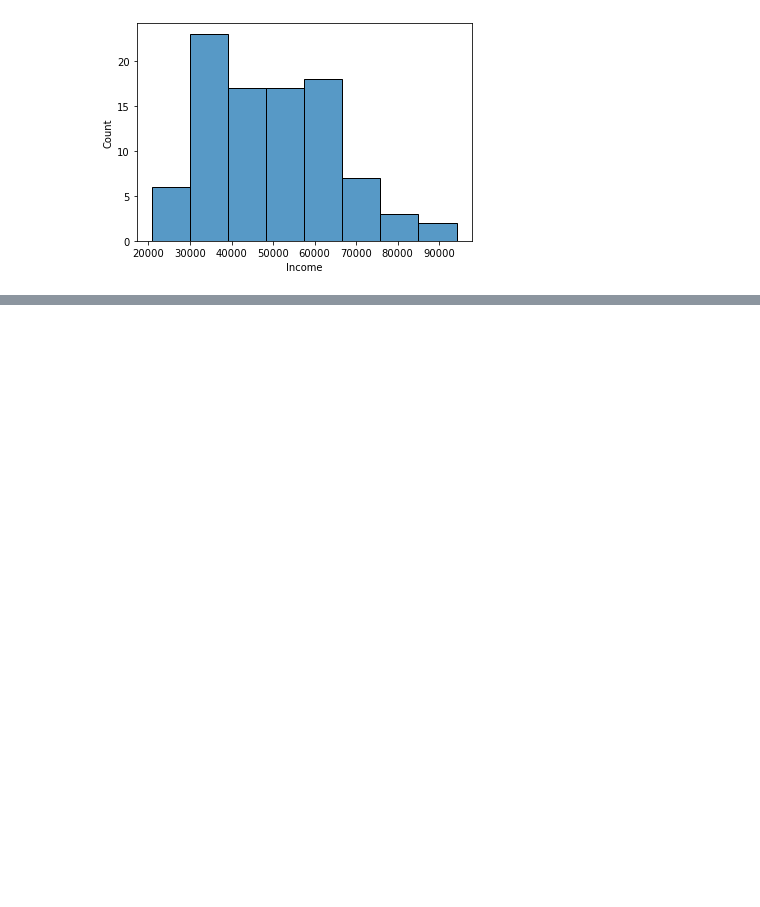
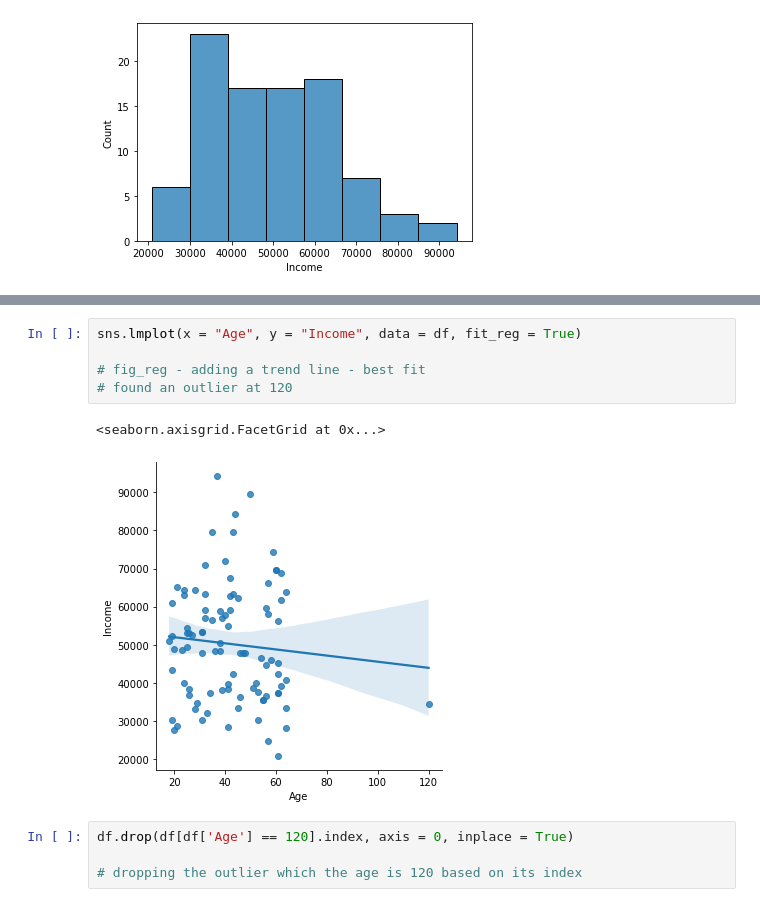
Before and after one commit to yuked123/schulich_datascience, a Jupyter notebook: Lec02_messydata_.ipynb, the cells around one changed output, grey strips where cells are left out. Cells and saved outputs as stored; diff of their text form; blank space fills up the shorter version.

```diff
--- a/Lec02_messydata_.ipynb
+++ b/Lec02_messydata_.ipynb
@@ -102,0 +119,12 @@ sns.histplot(df['Income'])
+# %%
+sns.lmplot(x = "Age", y = "Income", data = df, fit_reg = True)
+
+# fig_reg - adding a trend line - best fit
+# found an outlier at 120
+# %% [output]
+<seaborn.axisgrid.FacetGrid at 0x...>
+[figure, added]
+# %%
+df.drop(df[df['Age'] == 120].index, axis = 0, inplace = True)
+
+# dropping the outlier which the age is 120 based on its index
```
Also changed, not shown: parts of 10 cells of this notebook.
